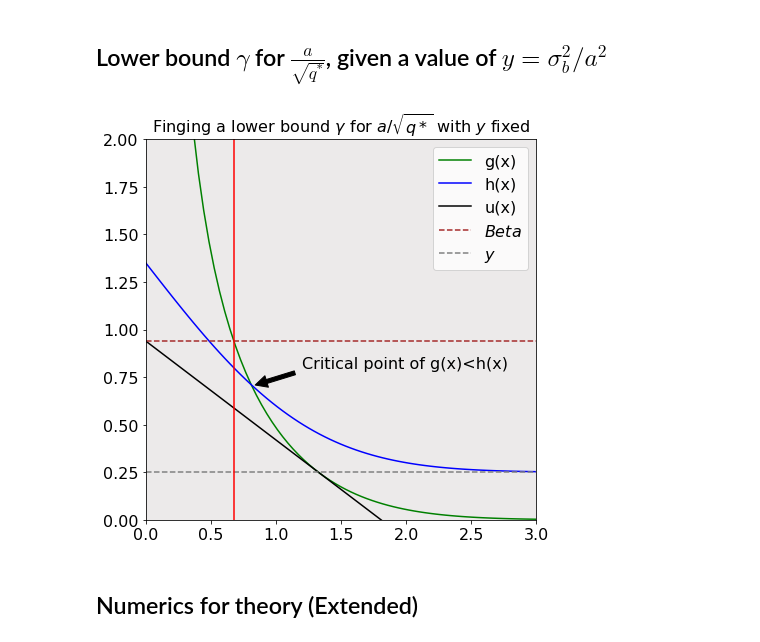
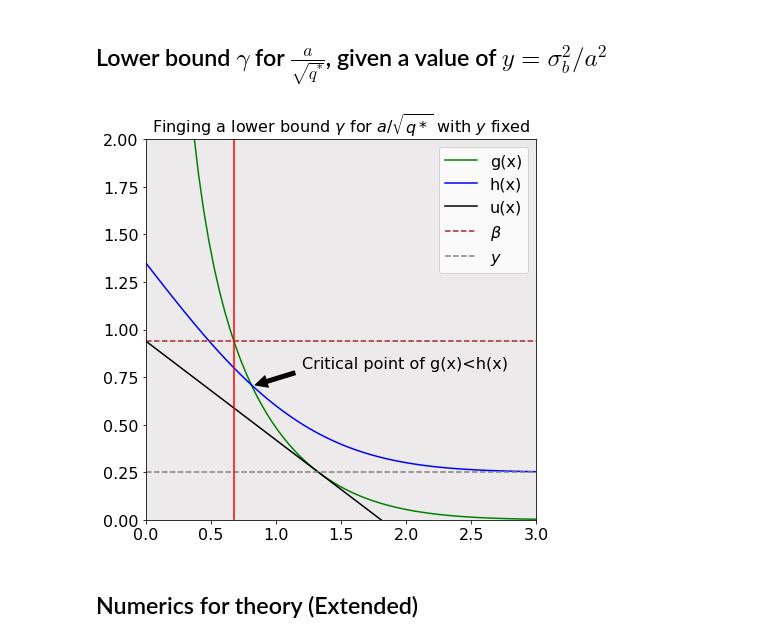
Before and after one commit to Cross-Caps/AFLI, a Jupyter notebook: Notebook/Figure_Correlation_Moment_Ratio_Bounds.ipynb, the cells around one changed output. Saved outputs shown, nothing was run; the diff lists cells and outputs as text; code cells hidden in the pictures.

```diff
--- a/Notebook/Figure_Correlation_Moment_Ratio_Bounds.ipynb
+++ b/Notebook/Figure_Correlation_Moment_Ratio_Bounds.ipynb
@@ -874,27 +875,27 @@ gamma = np.real(np.sqrt(special.lambertw((2/np.pi)*c**(-2))))
 # %%
 plt.figure(figsize=(7,7))
 plt.plot(x,g, color='g', label='g(x)')
 plt.plot(x,h, color='b',label='h(x)')
 plt.plot(x,u, color='k',label='u(x)')
-plt.plot(x,c*np.ones(len(x)), '--', color='brown',label='$Beta$')
+plt.plot(x,c*np.ones(len(x)), '--', color='brown',label=r'$\beta$')
 plt.plot(x,0.25*np.ones(len(x)), '--', color='gray',label='$y$')
 plt.axvline(x=gamma,color='red')
 
 plt.title('Finging a lower bound $\gamma$ for $a/\sqrt{q*}$ with $y$ fixed',fontsize=16)
 plt.annotate('Critical point of g(x)<h(x)', xy=(0.8, 0.7), xytext=(1.2, 0.8),
              arrowprops=dict(facecolor='black', shrink=0.1),fontsize=16
              )
 # plt.xlabel('$')
 plt.xlim(0,3)
 plt.ylim(0,2)
 plt.legend(loc="upper right",fontsize=16)
 plt.xticks(fontsize=16 )
 plt.yticks(fontsize=16 )
 ax = plt.axes()
 ax.set_facecolor('#ECEAEA')
 plt.show()
 # %% [output]
-[figure, old version]
+[figure, new version]
 # %% [markdown]
 ## Numerics for theory (Extended)
 # %% [markdown]
```
Also changed, not shown: parts of 6 cells of this notebook.
